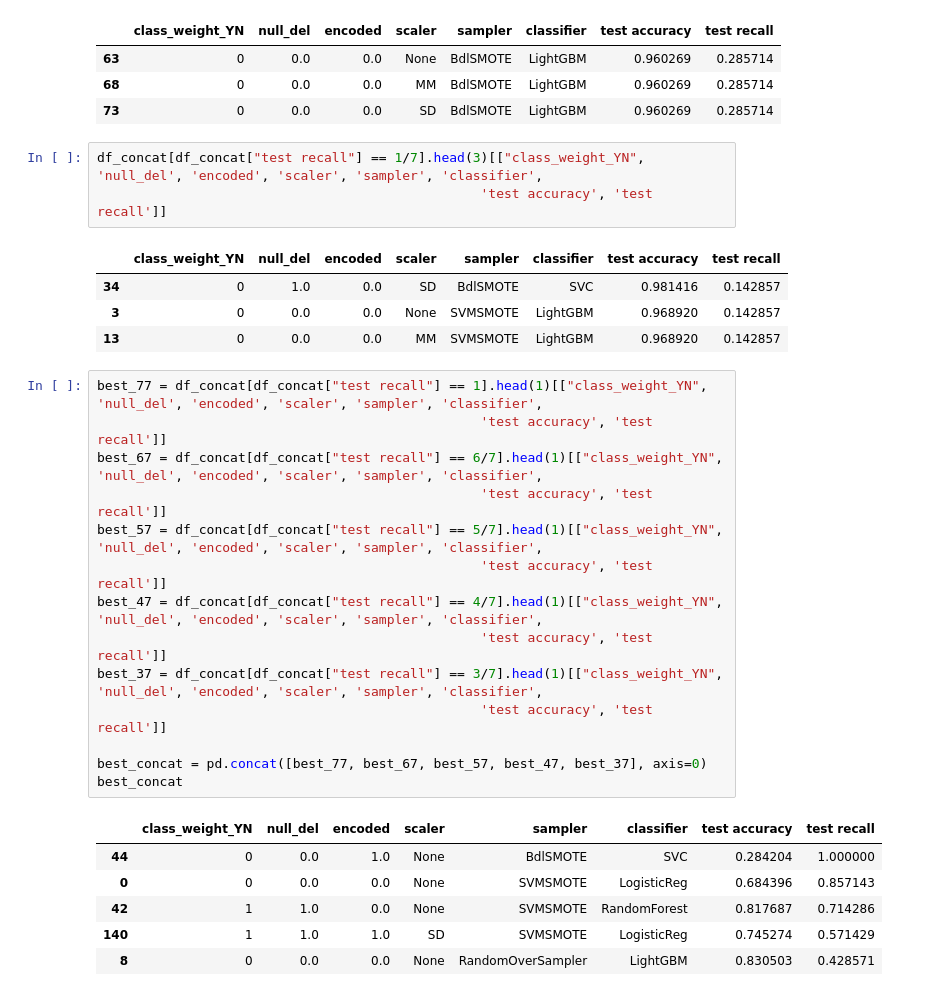
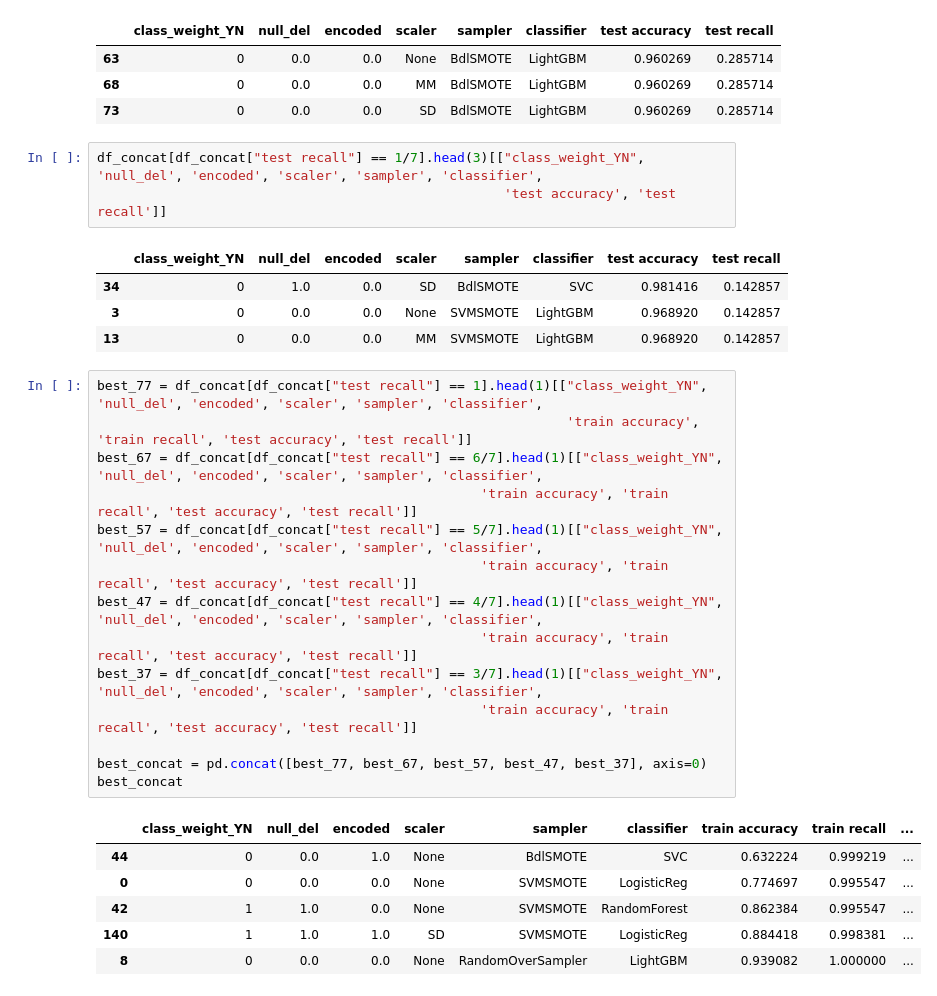
Before and after one commit to ryuseunghwan1/ML_project, a Jupyter notebook: ml/result_concat.ipynb, the cells around one changed output. Cells and saved outputs as stored; diff of their text form.

Commit message:
modified: added train accuracy and train recall in result dataframe

```diff
--- a/ml/result_concat.ipynb
+++ b/ml/result_concat.ipynb
@@ -260,7 +252,7 @@ df_concat[df_concat["test recall"] == 2/7].head(3)[["class_weight_YN", 'null_del
 | 73 | 0 | 0.0 | 0.0 | SD | BdlSMOTE | LightGBM | 0.960269 | 0.285714 |
 # %%
 df_concat[df_concat["test recall"] == 1/7].head(3)[["class_weight_YN", 'null_del', 'encoded', 'scaler', 'sampler', 'classifier',
-                                                 'test accuracy', 'test recall']]
+                                                    'test accuracy', 'test recall']]
 # %% [output]
 |  | class_weight_YN | null_del | encoded | scaler | sampler | classifier | test accuracy | test recall |
 | 34 | 0 | 1.0 | 0.0 | SD | BdlSMOTE | SVC | 0.981416 | 0.142857 |
@@ -268,22 +260,22 @@ df_concat[df_concat["test recall"] == 1/7].head(3)[["class_weight_YN", 'null_del
 | 13 | 0 | 0.0 | 0.0 | MM | SVMSMOTE | LightGBM | 0.968920 | 0.142857 |
 # %%
 best_77 = df_concat[df_concat["test recall"] == 1].head(1)[["class_weight_YN", 'null_del', 'encoded', 'scaler', 'sampler', 'classifier',
-                                                 'test accuracy', 'test recall']]
+                                                            'train accuracy', 'train recall', 'test accuracy', 'test recall']]
 best_67 = df_concat[df_concat["test recall"] == 6/7].head(1)[["class_weight_YN", 'null_del', 'encoded', 'scaler', 'sampler', 'classifier',
-                                                 'test accuracy', 'test recall']]
+                                                 'train accuracy', 'train recall', 'test accuracy', 'test recall']]
 best_57 = df_concat[df_concat["test recall"] == 5/7].head(1)[["class_weight_YN", 'null_del', 'encoded', 'scaler', 'sampler', 'classifier',
-                                                 'test accuracy', 'test recall']]
+                                                 'train accuracy', 'train recall', 'test accuracy', 'test recall']]
 best_47 = df_concat[df_concat["test recall"] == 4/7].head(1)[["class_weight_YN", 'null_del', 'encoded', 'scaler', 'sampler', 'classifier',
-                                                 'test accuracy', 'test recall']]
+                                                 'train accuracy', 'train recall', 'test accuracy', 'test recall']]
 best_37 = df_concat[df_concat["test recall"] == 3/7].head(1)[["class_weight_YN", 'null_del', 'encoded', 'scaler', 'sampler', 'classifier',
-                                                 'test accuracy', 'test recall']]
+                                                 'train accuracy', 'train recall', 'test accuracy', 'test recall']]
 
 best_concat = pd.concat([best_77, best_67, best_57, best_47, best_37], axis=0)
 best_concat
 # %% [output]
-|  | class_weight_YN | null_del | encoded | scaler | sampler | classifier | test accuracy | test recall |
-| 44 | 0 | 0.0 | 1.0 | None | BdlSMOTE | SVC | 0.284204 | 1.000000 |
-| 0 | 0 | 0.0 | 0.0 | None | SVMSMOTE | LogisticReg | 0.684396 | 0.857143 |
-| 42 | 1 | 1.0 | 0.0 | None | SVMSMOTE | RandomForest | 0.817687 | 0.714286 |
-| 140 | 1 | 1.0 | 1.0 | SD | SVMSMOTE | LogisticReg | 0.745274 | 0.571429 |
-| 8 | 0 | 0.0 | 0.0 | None | RandomOverSampler | LightGBM | 0.830503 | 0.428571 |
+|  | class_weight_YN | null_del | encoded | scaler | sampler | classifier | train accuracy | train recall | ... |
+| 44 | 0 | 0.0 | 1.0 | None | BdlSMOTE | SVC | 0.632224 | 0.999219 | ... |
+| 0 | 0 | 0.0 | 0.0 | None | SVMSMOTE | LogisticReg | 0.774697 | 0.995547 | ... |
+| 42 | 1 | 1.0 | 0.0 | None | SVMSMOTE | RandomForest | 0.862384 | 0.995547 | ... |
+| 140 | 1 | 1.0 | 1.0 | SD | SVMSMOTE | LogisticReg | 0.884418 | 0.998381 | ... |
+| 8 | 0 | 0.0 | 0.0 | None | RandomOverSampler | LightGBM | 0.939082 | 1.000000 | ... |
```
Also changed, not shown: parts of 1 cell of this notebook.
